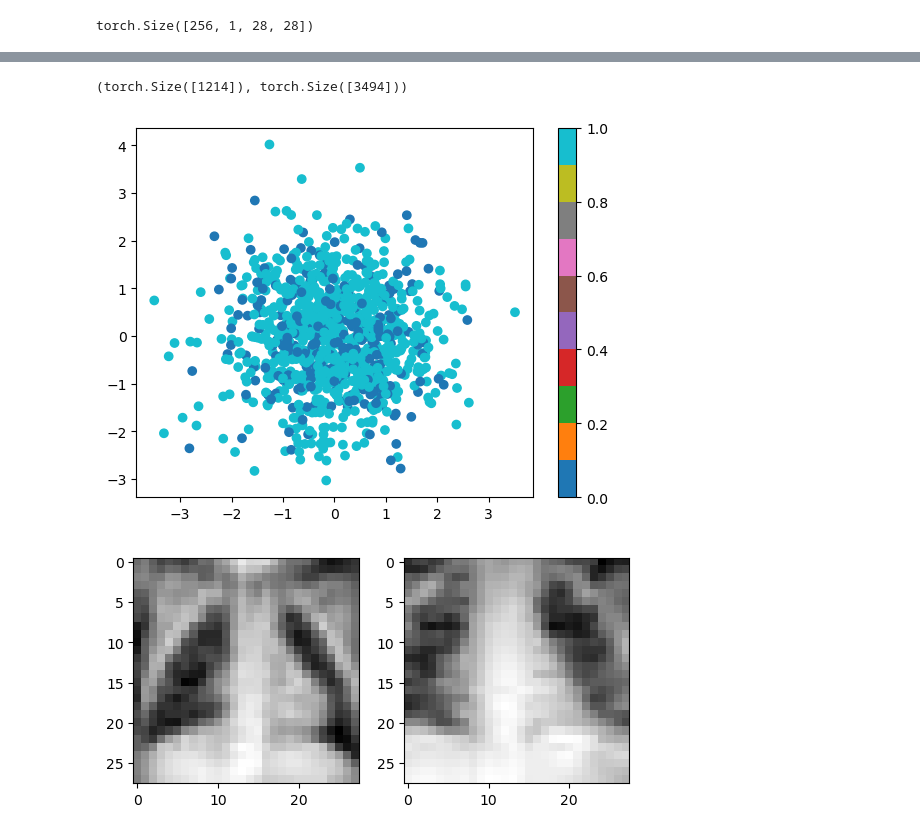
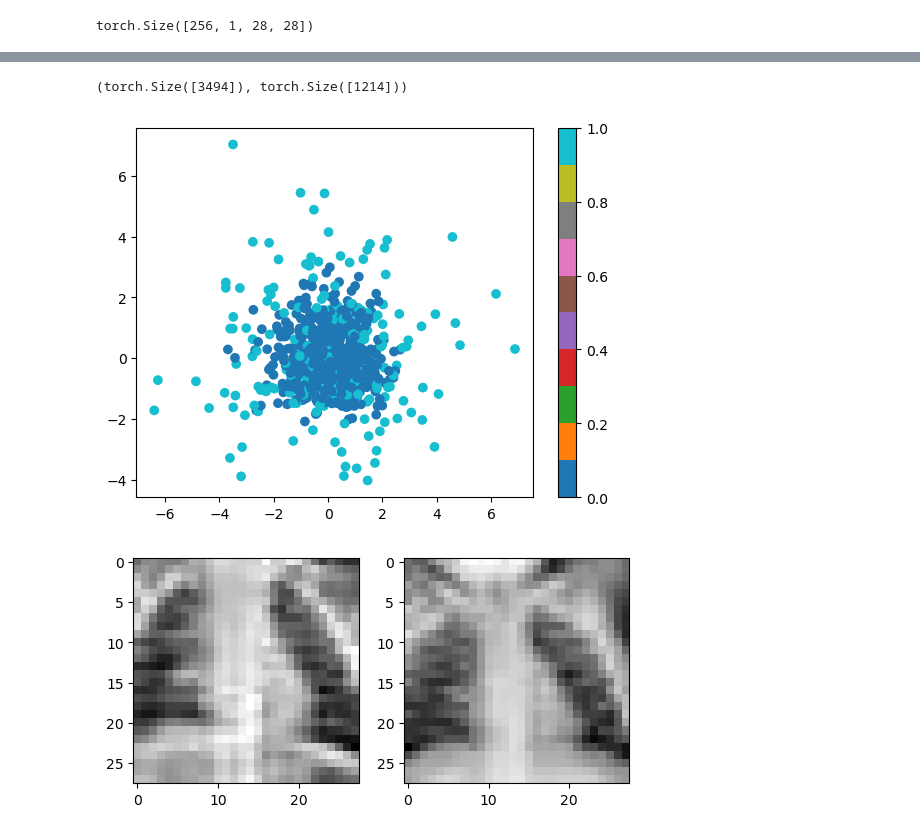
Before and after one commit to SolidusAbi/AnomalyDetection, a Jupyter notebook: notebooks/vae.ipynb, the cells around one changed output, grey strips where cells are left out. Saved outputs shown, nothing was run; the diff lists cells and outputs as text; code cells hidden in the pictures.

```diff
--- a/notebooks/vae.ipynb
+++ b/notebooks/vae.ipynb
@@ -91,7 +96,7 @@ class VariationalEncoder(nn.Linear, VariationalLayer):
     '''
         This implementation is for anomaly detection.
     '''
-    def __init__(self, in_features, out_features, bias=True, sigma_anomaly=5) -> None:
+    def __init__(self, in_features, out_features, bias=True, sigma_anomaly=3) -> None:
         super(VariationalEncoder, self).__init__(in_features, out_features, bias)
         self.log_sigma_weight = Parameter(torch.Tensor(out_features, in_features))
         self.log_sigma_bias = Parameter(torch.Tensor(out_features))
@@ -104,9 +109,9 @@ class VariationalEncoder(nn.Linear, VariationalLayer):
     def forward(self, x: torch.Tensor) -> torch.Tensor:
         mu = F.linear(x, self.weight, self.bias)
         # sigma = torch.exp(F.linear(x, self.log_sigma_weight))
-        # sigma = torch.exp(F.linear(x, self.log_sigma_weight, self.log_sigma_bias))
+        sigma = torch.exp(F.linear(x, self.log_sigma_weight, self.log_sigma_bias))
         # sigma = torch.exp(0.5 * F.linear(x*x, self.log_sigma_weight, self.log_sigma_bias))
-        sigma = torch.exp(0.5 * F.linear(x, self.log_sigma_weight, self.log_sigma_bias))
+        # sigma = torch.exp(0.5 * F.linear(x, self.log_sigma_weight, self.log_sigma_bias))
 
         # if self.training:
         self.mu, self.sigma = mu, sigma
@@ -165,16 +168,16 @@ class VAE(nn.Module):
         conv_out_size = input_size // (2*2)
         self.encoder = nn.Sequential(
             nn.Conv2d(1,8, 3, stride=1, padding=1),
-            # nn.Dropout2d(0.5),
+            nn.Dropout2d(0.2),
             nn.ReLU(),
             nn.MaxPool2d(3, stride=2, padding=1),
             nn.Conv2d(8, 12, 3, stride=1, padding=1),
-            # nn.Dropout2d(0.5),
+            nn.Dropout2d(0.2),
             nn.ReLU(),
             nn.MaxPool2d(3, stride=2, padding=1),
             nn.Flatten(),
             nn.Linear(12*(conv_out_size**2), 128),
-            # nn.Dropout(0.5),
+            nn.Dropout(0.2),
             nn.ReLU(),
         )
 
@@ -182,19 +185,19 @@ class VAE(nn.Module):
 
         self.decoder = nn.Sequential(
             nn.Linear(latent_space, 128),
-            # nn.Dropout(0.5),
+            nn.Dropout(0.1),
             nn.ReLU(),
             nn.Linear(128, 12*(conv_out_size**2)),
-            # nn.Dropout(0.5),
+            nn.Dropout(0.1),
             nn.ReLU(),
             nn.Unflatten(1, (12, conv_out_size, conv_out_size)),
             nn.Conv2d(12, 8, 3, stride=1, padding=1),
-            # nn.Dropout2d(0.5),
+            nn.Dropout2d(0.1),
             nn.ReLU(),
             nn.Upsample(scale_factor=2),
             nn.Conv2d(8, 1, 3, stride=1, padding=1),
             nn.Upsample(scale_factor=2),
-            nn.Sigmoid()
+            # nn.Sigmoid()
         )
 
 
@@ -392,9 +419,14 @@ train_dataset.montage(length=20)
 # %%
 train_dataset.labels
-normal_idx = torch.tensor(np.where((train_dataset.labels == 0))[0])
-anomaly_idx = torch.tensor(np.where((train_dataset.labels == 1))[0])
+normal_idx = torch.tensor(np.where((train_dataset.labels == 1))[0])
+anomaly_idx = torch.tensor(np.where((train_dataset.labels == 0))[0])
 
-idx = torch.cat([normal_idx, anomaly_idx[:64]])
+idx = torch.cat([normal_idx, anomaly_idx[:512]])
+
+# change labels to 0 and 1, the rest to -1
+train_dataset.labels = np.ones_like(dataset_full.targets) * -1
+train_dataset.labels[normal_idx] = 0
+train_dataset.labels[anomaly_idx] = 1
 
 x_train_set = Subset(train_dataset, idx)
 train_loader =  DataLoader(x_train_set, 128, shuffle=True)
@@ -403,7 +435,7 @@ train_loader =  DataLoader(x_train_set, 128, shuffle=True)
 # %%
 normal_idx.shape, anomaly_idx.shape
 # %% [output]
-(torch.Size([1214]), torch.Size([3494]))
+(torch.Size([3494]), torch.Size([1214]))
 # %%
 model = VAE(28, 2)
 from torch.nn.functional import mse_loss
@@ -462,25 +532,25 @@ for epoch in epoch_iterator:
 # %%
 model.eval()
 # model.train()
-plot_latent(model, train_loader_at_eval, num_batches=2)
+plot_latent(model, train_loader_at_eval, num_batches=1)
 # %% [output]
-[figure, old version]
+[figure, new version]
 # %%
 x, y = next(iter(train_loader))
-x_0 = x[torch.argwhere(y==0)[0].squeeze()[0]].unsqueeze(0)
-x_1 = x[torch.argwhere(y==1)[0].squeeze()[0]].unsqueeze(0)
+x_0 = x[np.argwhere(y==0)[0].squeeze()[0]].unsqueeze(0)
+x_1 = x[np.argwhere(y==1)[0].squeeze()[0]].unsqueeze(0)
 
 plt.subplot(1,2,1)
 plt.imshow(x_0[0,0], cmap='gray')
 plt.subplot(1,2,2)
 plt.imshow(x_1[0,0], cmap='gray')
 model.train()
 z_0, z_1 = [], []
 for i in range(100):
     z_0.append(model.botleneck(model.encoder(x_0.to(device))).detach().cpu())
     z_1.append(model.botleneck(model.encoder(x_1.to(device))).detach().cpu())
 # %% [output]
-[figure, old version]
+[figure, new version]
 # %%
 x = torch.cat([x_0, x_1])
 z = model.botleneck(model.encoder(x.to(device))).detach().cpu()
```
Also changed, not shown: parts of 23 cells of this notebook.
